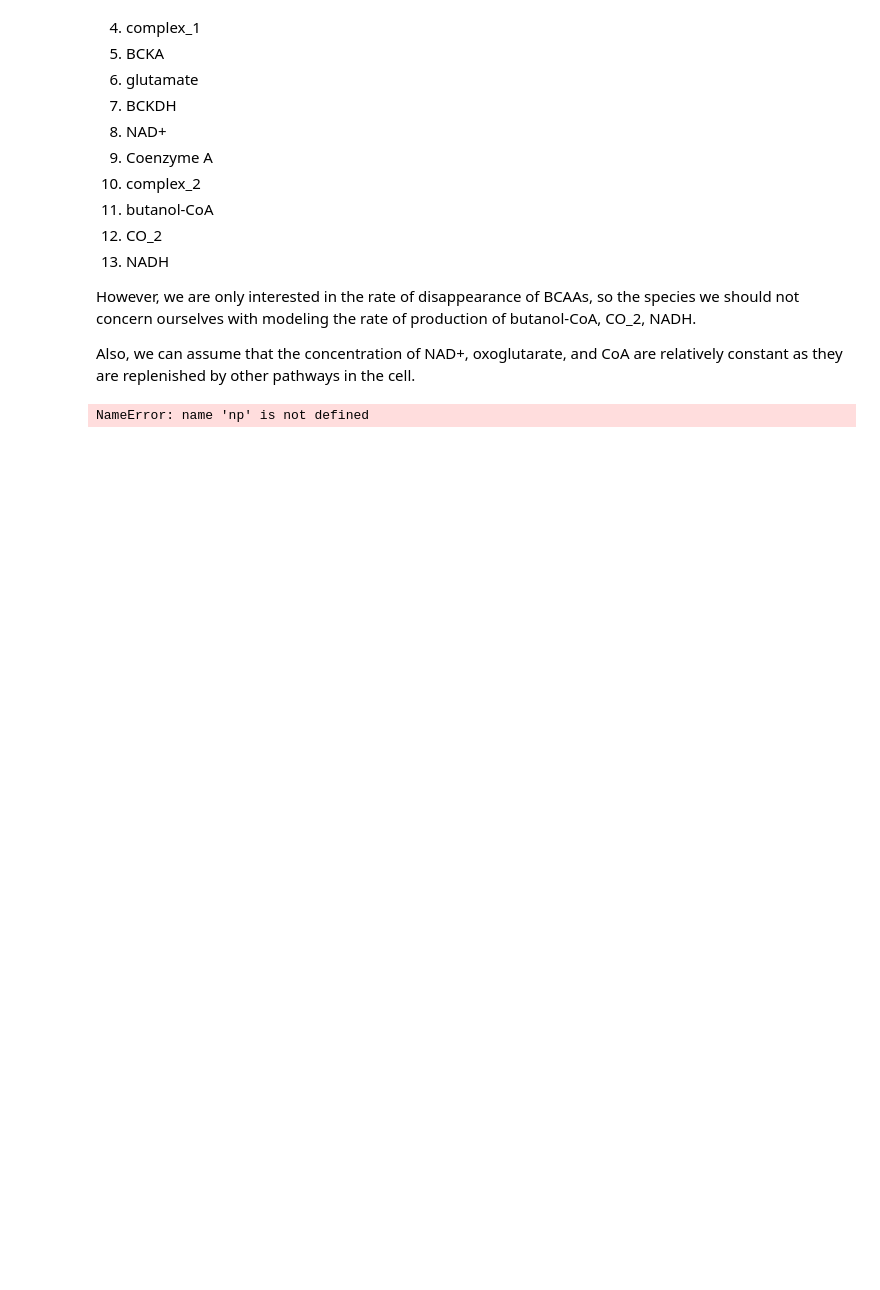
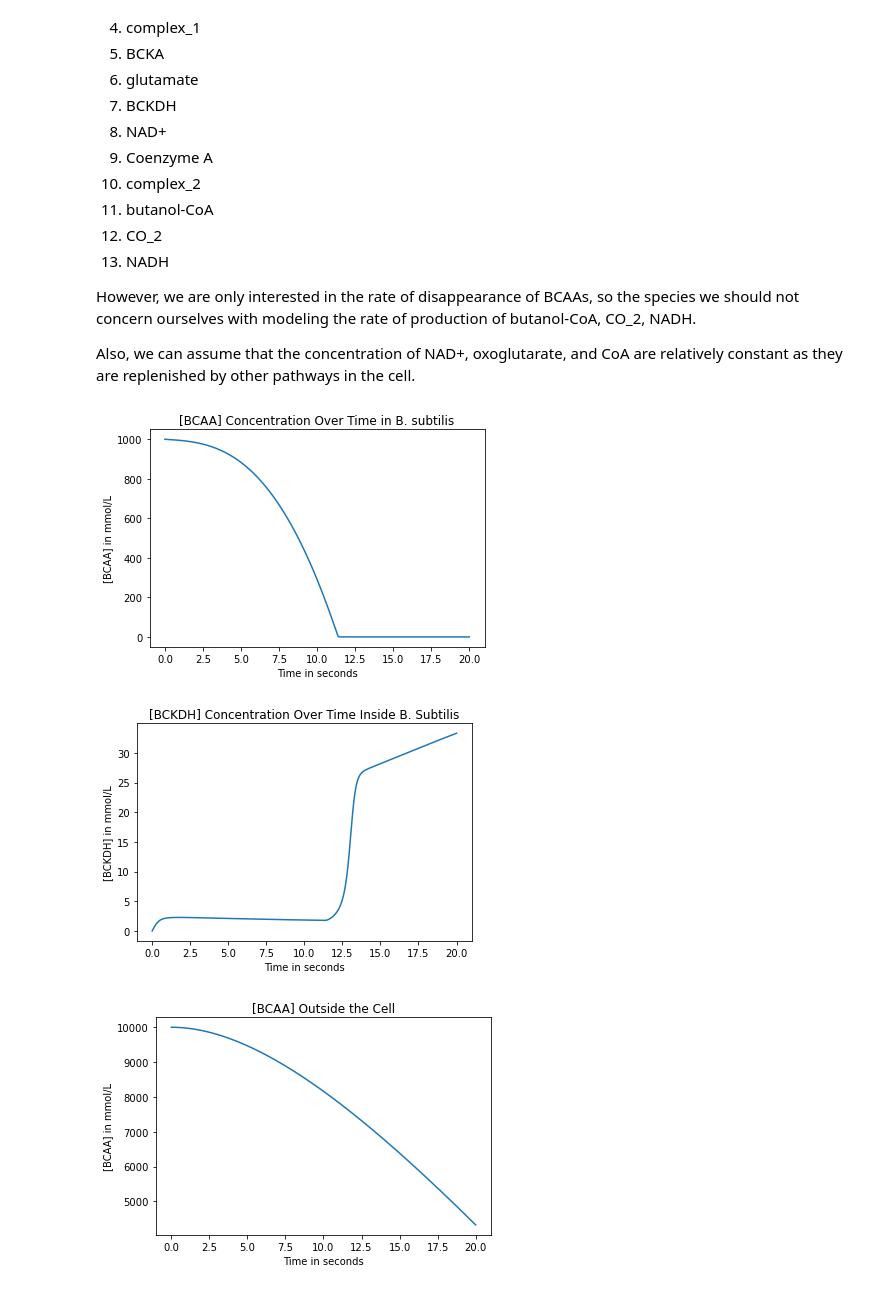
Before and after one commit to BloonCorps/iGEMIT-Modeling, a Jupyter notebook: gene_expression_enzyme_kinetics.ipynb, the cells around one changed output. Drawn from its saved outputs; the diff is of its cells as text; code cells hidden in the pictures; blank space fills up the shorter version.

Commit message:
graph

```diff
--- a/gene_expression_enzyme_kinetics.ipynb
+++ b/gene_expression_enzyme_kinetics.ipynb
@@ -157,39 +157,39 @@ def reaction(conc, time):
         dBCAAoutdt, dbCAPdt]
 
 #Define timesteps.
-t = np.linspace(0, 6, 1000) #step times
+t = np.linspace(0, 20, 1000) #step times
 
 #Solve the ODE with initial condition defined in species.
 s = species
 initial_conc = [s['BCAA_in'], s['ilvK'], s['Complex1'], \
     s['BCKA'], s['Complex2'], s['BCKDH'], s['BCAA_out'], s['bCAP']]
 
 solution = odeint(reaction, initial_conc, t)
 
 fig = plt.figure(0)
 fig.clf()
 plt.plot(t, solution[:, 0])
 plt.title("[BCAA] Concentration Over Time in B. subtilis")
 plt.xlabel('Time in seconds')
 plt.ylabel('[BCAA] in mmol/L')
 plt.show()
 
 fig = plt.figure(0)
 fig.clf()
 plt.plot(t, solution[:, 5])
 plt.title("[BCKDH] Concentration Over Time Inside B. Subtilis")
 plt.xlabel('Time in seconds')
 plt.ylabel('[BCKDH] in mmol/L')
 plt.show()
 
-'''
 fig = plt.figure(0)
 fig.clf()
 plt.plot(t, solution[:, 6])
 plt.title("[BCAA] Outside the Cell")
 plt.xlabel('Time in seconds')
 plt.ylabel('[BCAA] in mmol/L')
 plt.show()
-'''
 # %% [output]
-NameError: name 'np' is not defined
+[figure, added]
+[figure, added]
+[figure, added]
```
